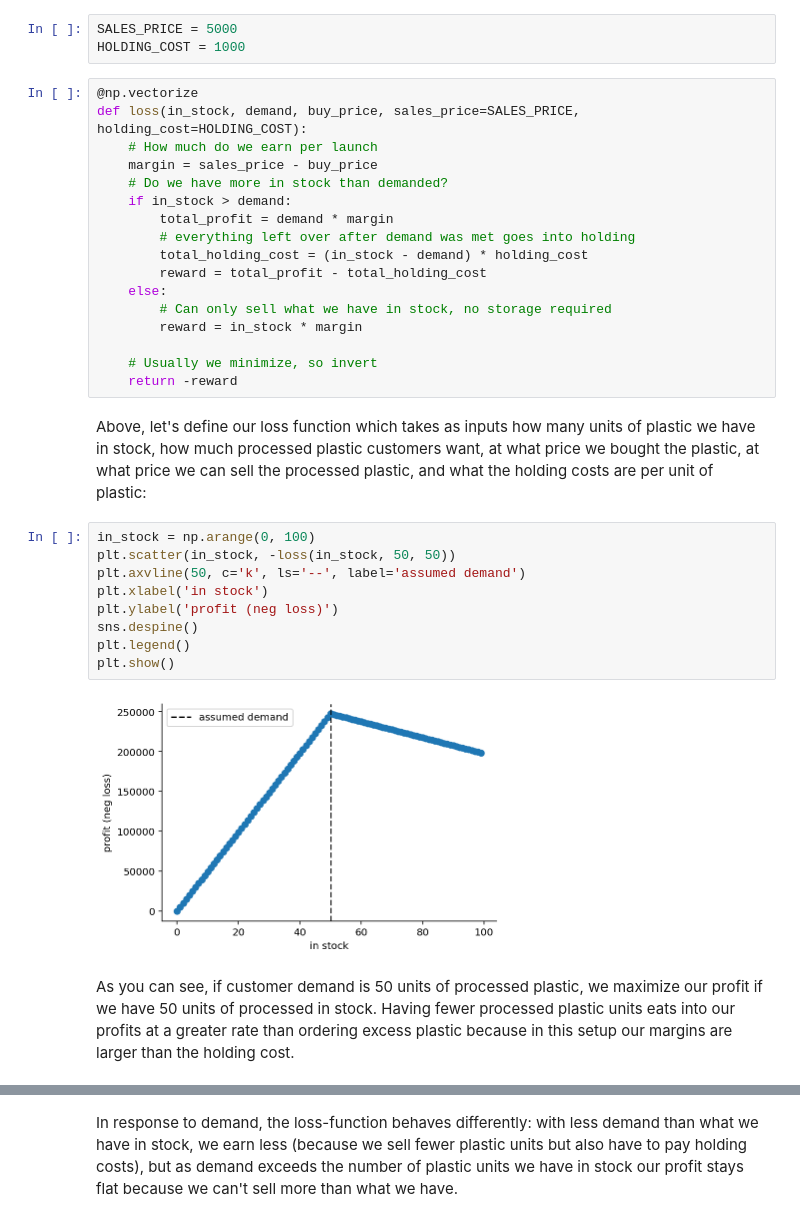
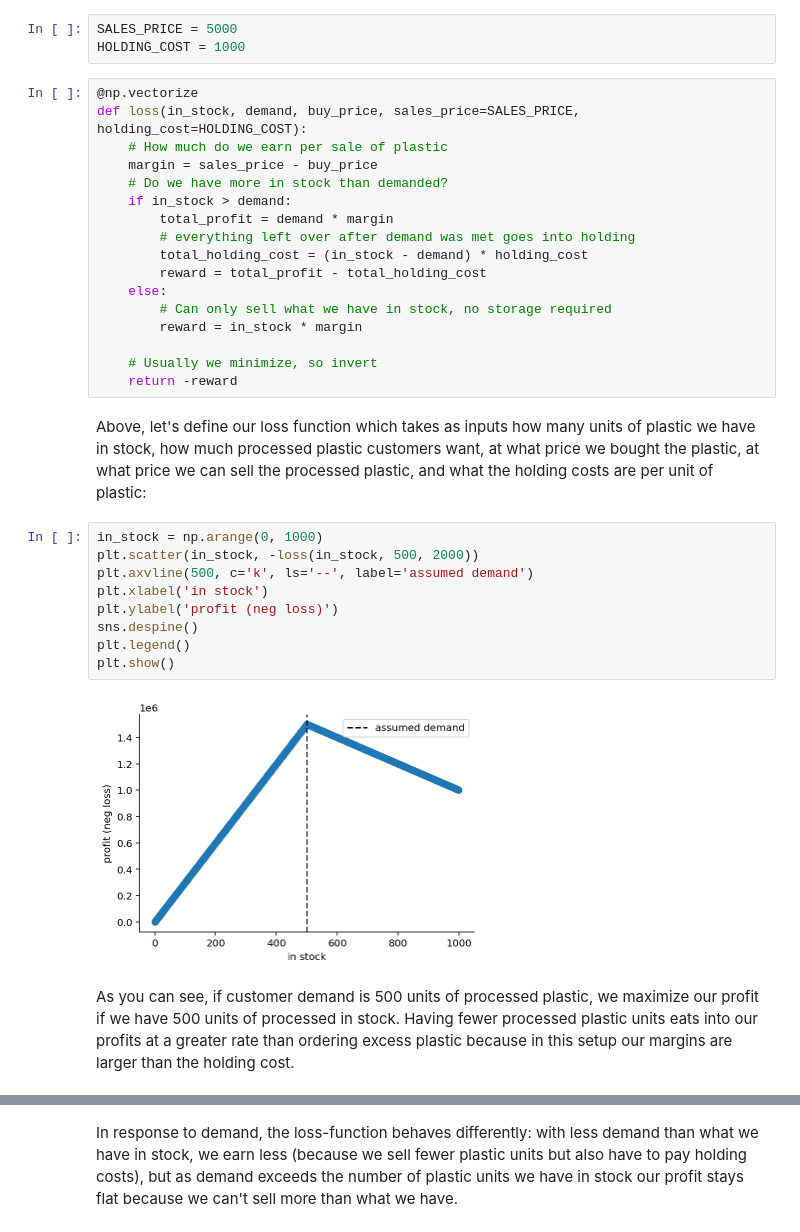
Before and after one commit to springcoil/probabilisticprogrammingprimer, a Jupyter notebook: notebooks/pymc38/supply_chain_example_plastic.ipynb, the cells around one changed output, grey strips where cells are left out. Cells and saved outputs as stored; diff of their text form.

```diff
--- a/notebooks/pymc38/supply_chain_example_plastic.ipynb
+++ b/notebooks/pymc38/supply_chain_example_plastic.ipynb
@@ -99,7 +97,7 @@ HOLDING_COST = 1000
 # %%
 @np.vectorize
 def loss(in_stock, demand, buy_price, sales_price=SALES_PRICE, holding_cost=HOLDING_COST):
-    # How much do we earn per launch
+    # How much do we earn per sale of plastic
     margin = sales_price - buy_price
     # Do we have more in stock than demanded?
     if in_stock > demand:
@@ -116,16 +114,16 @@ def loss(in_stock, demand, buy_price, sales_price=SALES_PRICE, holding_cost=HOLD
 # %% [markdown]
 Above, let's define our loss function which takes as inputs how many units of plastic we have in stock, how much processed plastic customers want, at what price we bought the plastic, at what price we can sell the processed plastic, and what the holding costs are per unit of plastic:
 # %%
-in_stock = np.arange(0, 100)
-plt.scatter(in_stock, -loss(in_stock, 50, 50))
-plt.axvline(50, c='k', ls='--', label='assumed demand')
+in_stock = np.arange(0, 1000)
+plt.scatter(in_stock, -loss(in_stock, 500, 2000))
+plt.axvline(500, c='k', ls='--', label='assumed demand')
 plt.xlabel('in stock')
 plt.ylabel('profit (neg loss)')
 sns.despine()
 plt.legend()
 plt.show()
 # %% [output]
-[figure, old version]
+[figure, new version]
 # %% [markdown]
-As you can see, if customer demand is 50 units of processed plastic, we maximize our profit if we have 50 units of processed in stock. Having fewer processed plastic units eats into our profits at a greater rate than ordering excess plastic because in this setup our margins are larger than the holding cost.
+As you can see, if customer demand is 500 units of processed plastic, we maximize our profit if we have 500 units of processed in stock. Having fewer processed plastic units eats into our profits at a greater rate than ordering excess plastic because in this setup our margins are larger than the holding cost.
 # %%
```
Also changed, not shown: parts of 3 cells of this notebook, 1 other file.
